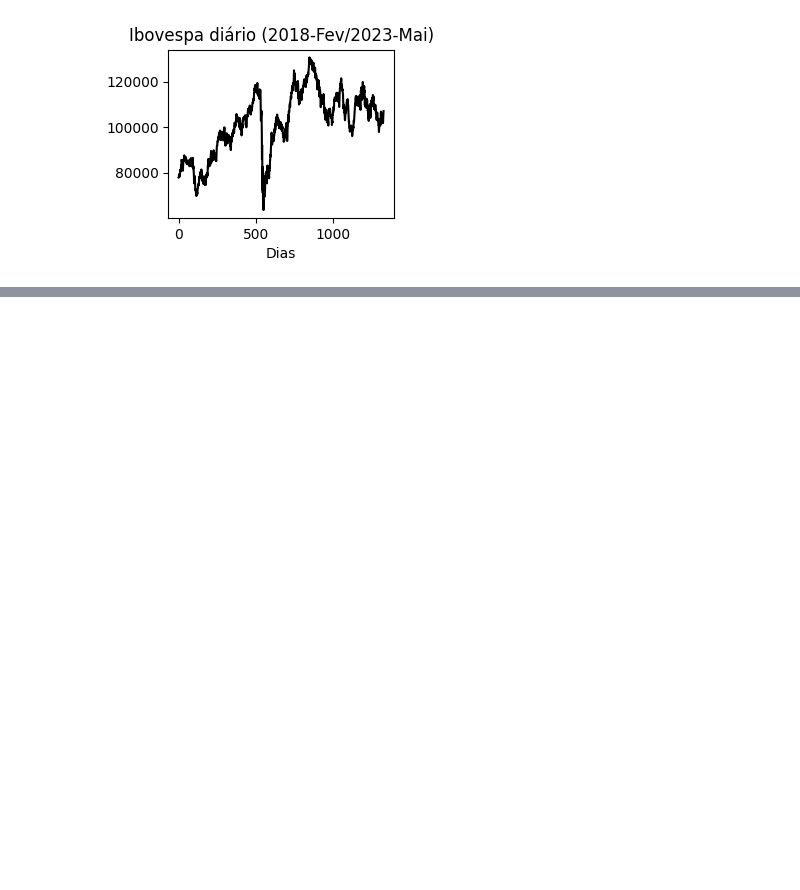
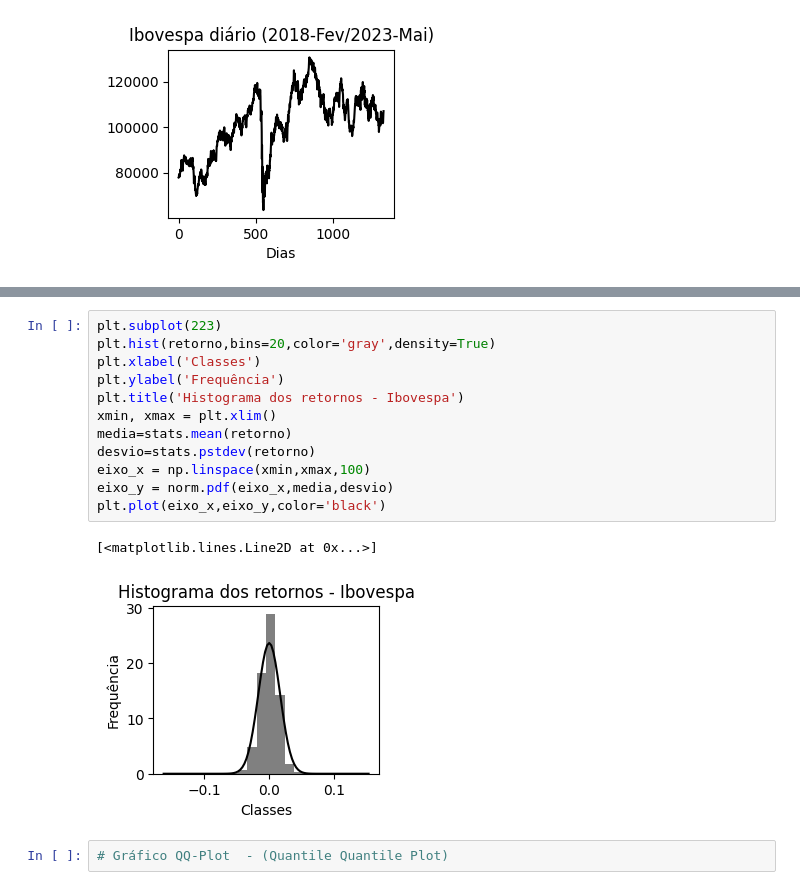
Before and after one commit to alanandrade3447/Python_E_Mercado_Financeiro, a Jupyter notebook: Analise_Ibovespa_Retorno_Diario_2018-2013.ipynb, the cells around one changed output, grey strips where cells are left out. Cells and saved outputs as stored; diff of their text form; blank space fills up the shorter version.

```diff
--- a/Analise_Ibovespa_Retorno_Diario_2018-2013.ipynb
+++ b/Analise_Ibovespa_Retorno_Diario_2018-2013.ipynb
@@ -52,0 +66,17 @@ Text(0.5, 1.0, 'Ibovespa diário (2018-Fev/2023-Mai)')
+# %%
+plt.subplot(223)
+plt.hist(retorno,bins=20,color='gray',density=True)
+plt.xlabel('Classes')
+plt.ylabel('Frequência')
+plt.title('Histograma dos retornos - Ibovespa')
+xmin, xmax = plt.xlim()
+media=stats.mean(retorno)
+desvio=stats.pstdev(retorno)
+eixo_x = np.linspace(xmin,xmax,100)
+eixo_y = norm.pdf(eixo_x,media,desvio)
+plt.plot(eixo_x,eixo_y,color='black')
+# %% [output]
+[<matplotlib.lines.Line2D at 0x...>]
+[figure, added]
+# %%
+# Gráfico QQ-Plot  - (Quantile Quantile Plot)
```
Also changed, not shown: parts of 7 cells of this notebook.
